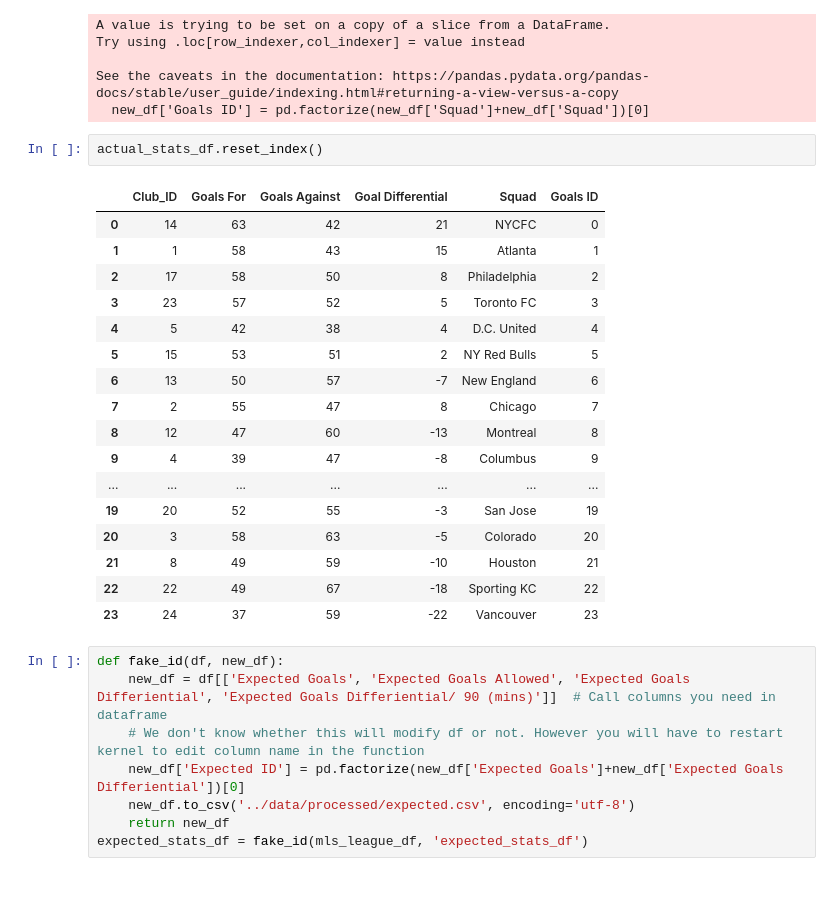
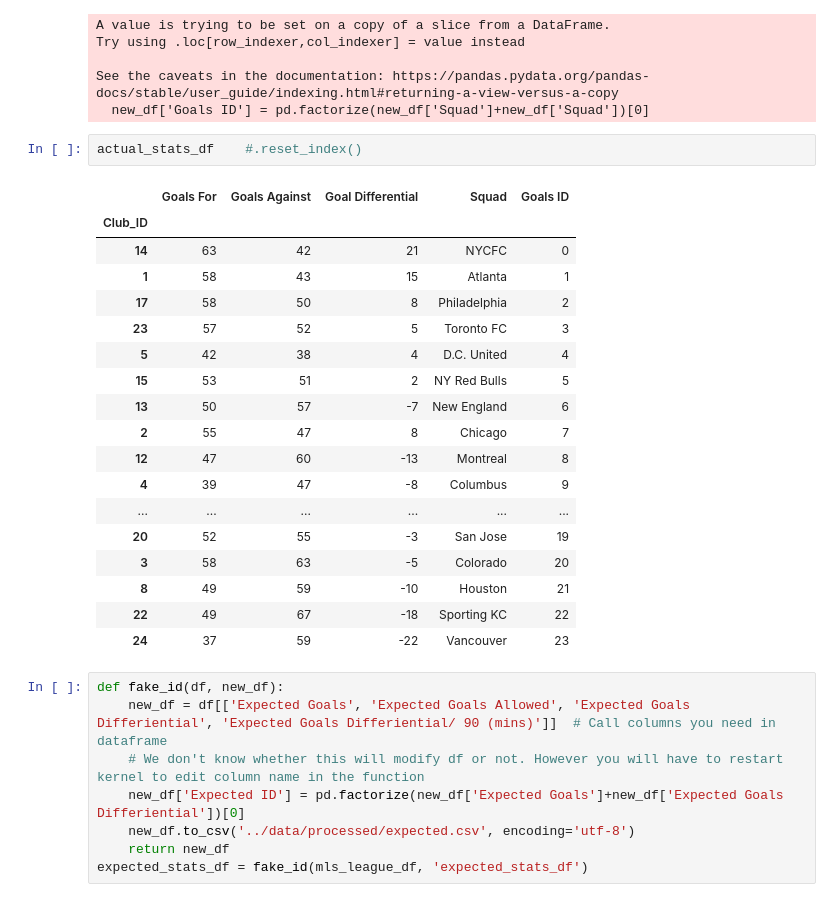
Before and after one commit to dgustave/ETL-Challenge, a Jupyter notebook: notebooks/mls_data.ipynb, the cells around one changed output. Drawn from its saved outputs; the diff is of its cells as text.

Commit message:
Added the club id column to 3 tables for ERD

```diff
--- a/notebooks/mls_data.ipynb
+++ b/notebooks/mls_data.ipynb
@@ -270,25 +270,26 @@ Try using .loc[row_indexer,col_indexer] = value instead
 See the caveats in the documentation: https://pandas.pydata.org/pandas-docs/stable/user_guide/indexing.html#returning-a-view-versus-a-copy
   new_df['Goals ID'] = pd.factorize(new_df['Squad']+new_df['Squad'])[0]
 # %%
-actual_stats_df.reset_index()
+actual_stats_df    #.reset_index()
 # %% [output]
-|  | Club_ID | Goals For | Goals Against | Goal Differential | Squad | Goals ID |
-| 0 | 14 | 63 | 42 | 21 | NYCFC | 0 |
-| 1 | 1 | 58 | 43 | 15 | Atlanta | 1 |
-| 2 | 17 | 58 | 50 | 8 | Philadelphia | 2 |
-| 3 | 23 | 57 | 52 | 5 | Toronto FC | 3 |
-| 4 | 5 | 42 | 38 | 4 | D.C. United | 4 |
-| 5 | 15 | 53 | 51 | 2 | NY Red Bulls | 5 |
-| 6 | 13 | 50 | 57 | -7 | New England | 6 |
-| 7 | 2 | 55 | 47 | 8 | Chicago | 7 |
-| 8 | 12 | 47 | 60 | -13 | Montreal | 8 |
-| 9 | 4 | 39 | 47 | -8 | Columbus | 9 |
-| ... | ... | ... | ... | ... | ... | ... |
-| 19 | 20 | 52 | 55 | -3 | San Jose | 19 |
-| 20 | 3 | 58 | 63 | -5 | Colorado | 20 |
-| 21 | 8 | 49 | 59 | -10 | Houston | 21 |
-| 22 | 22 | 49 | 67 | -18 | Sporting KC | 22 |
-| 23 | 24 | 37 | 59 | -22 | Vancouver | 23 |
+|  | Goals For | Goals Against | Goal Differential | Squad | Goals ID |
+| Club_ID |  |  |  |  |  |
+| 14 | 63 | 42 | 21 | NYCFC | 0 |
+| 1 | 58 | 43 | 15 | Atlanta | 1 |
+| 17 | 58 | 50 | 8 | Philadelphia | 2 |
+| 23 | 57 | 52 | 5 | Toronto FC | 3 |
+| 5 | 42 | 38 | 4 | D.C. United | 4 |
+| 15 | 53 | 51 | 2 | NY Red Bulls | 5 |
+| 13 | 50 | 57 | -7 | New England | 6 |
+| 2 | 55 | 47 | 8 | Chicago | 7 |
+| 12 | 47 | 60 | -13 | Montreal | 8 |
+| 4 | 39 | 47 | -8 | Columbus | 9 |
+| ... | ... | ... | ... | ... | ... |
+| 20 | 52 | 55 | -3 | San Jose | 19 |
+| 3 | 58 | 63 | -5 | Colorado | 20 |
+| 8 | 49 | 59 | -10 | Houston | 21 |
+| 22 | 49 | 67 | -18 | Sporting KC | 22 |
+| 24 | 37 | 59 | -22 | Vancouver | 23 |
 # %%
 def fake_id(df, new_df):
     new_df = df[['Expected Goals', 'Expected Goals Allowed', 'Expected Goals Differiential', 'Expected Goals Differiential/ 90 (mins)']]  # Call columns you need in dataframe
```
Also changed, not shown: parts of 3 cells of this notebook, 3 other files.
